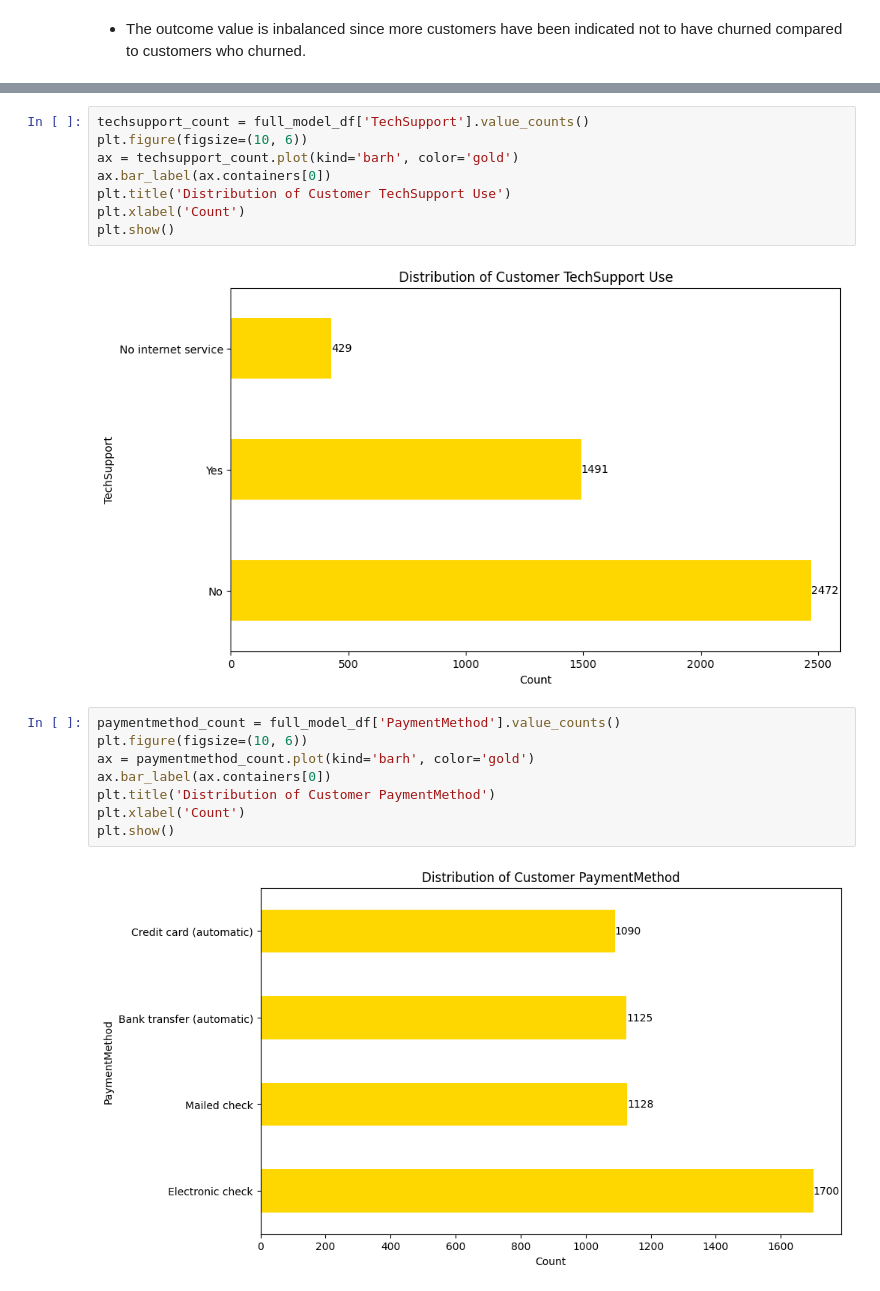
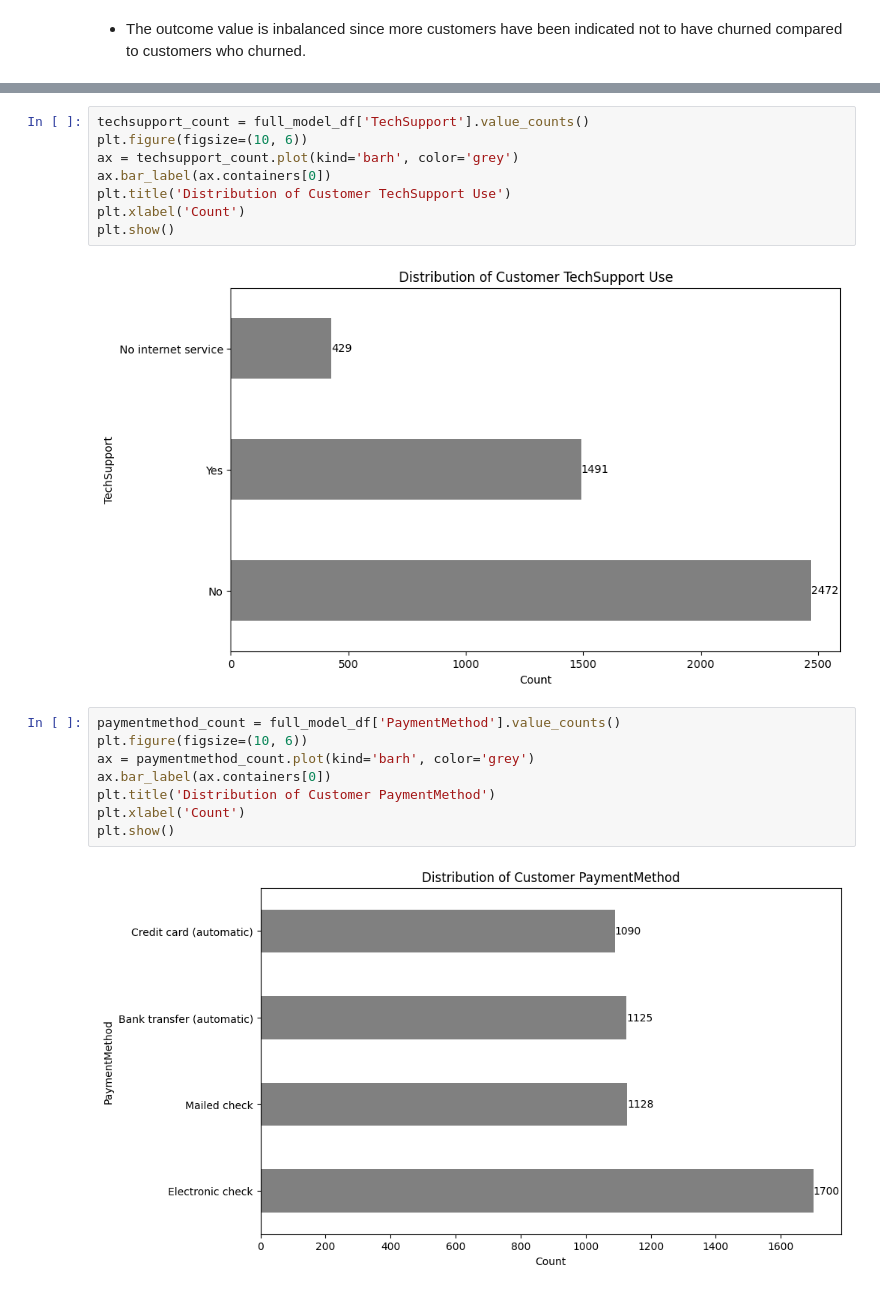
Before and after one commit to pk-aduyaw/Customer_Churn_Classification_Project, a Jupyter notebook: customer_churn_classification_model_project.ipynb, the cells around one changed output, grey strips where cells are left out. Saved outputs shown, nothing was run; the diff lists cells and outputs as text.

```diff
--- a/customer_churn_classification_model_project.ipynb
+++ b/customer_churn_classification_model_project.ipynb
@@ -468,23 +482,23 @@ plt.show()
 # %%
 techsupport_count = full_model_df['TechSupport'].value_counts()
 plt.figure(figsize=(10, 6))
-ax = techsupport_count.plot(kind='barh', color='gold')
+ax = techsupport_count.plot(kind='barh', color='grey')
 ax.bar_label(ax.containers[0])
 plt.title('Distribution of Customer TechSupport Use')
 plt.xlabel('Count')
 plt.show()
 # %% [output]
-[figure, old version]
+[figure, new version]
 # %%
 paymentmethod_count = full_model_df['PaymentMethod'].value_counts()
 plt.figure(figsize=(10, 6))
-ax = paymentmethod_count.plot(kind='barh', color='gold')
+ax = paymentmethod_count.plot(kind='barh', color='grey')
 ax.bar_label(ax.containers[0])
 plt.title('Distribution of Customer PaymentMethod')
 plt.xlabel('Count')
 plt.show()
 # %% [output]
-[figure, old version]
+[figure, new version]
 # %%
 contract_count = full_model_df['Contract'].value_counts()
 plt.figure(figsize=(10, 6))
```
Also changed, not shown: parts of 43 cells of this notebook.
